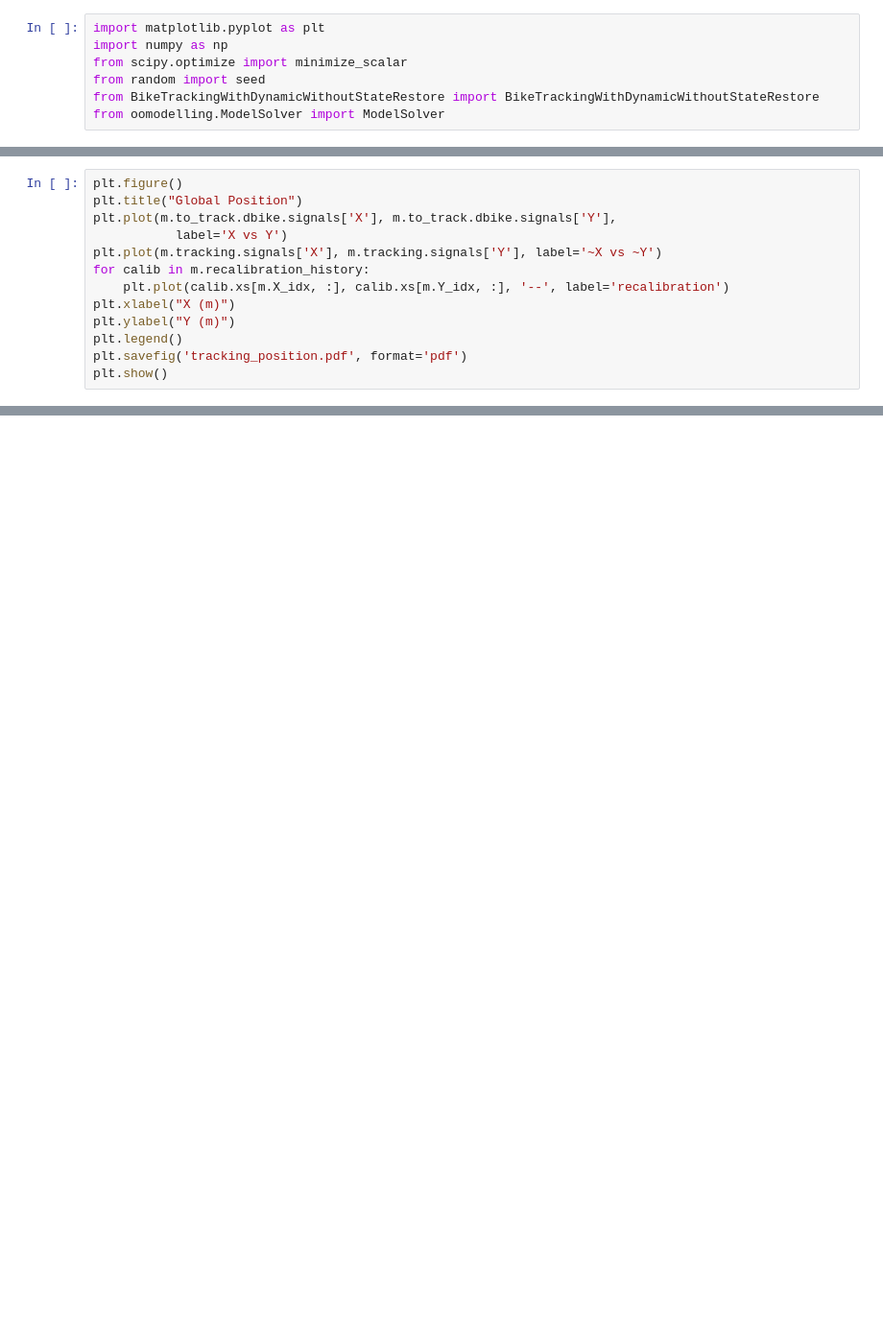
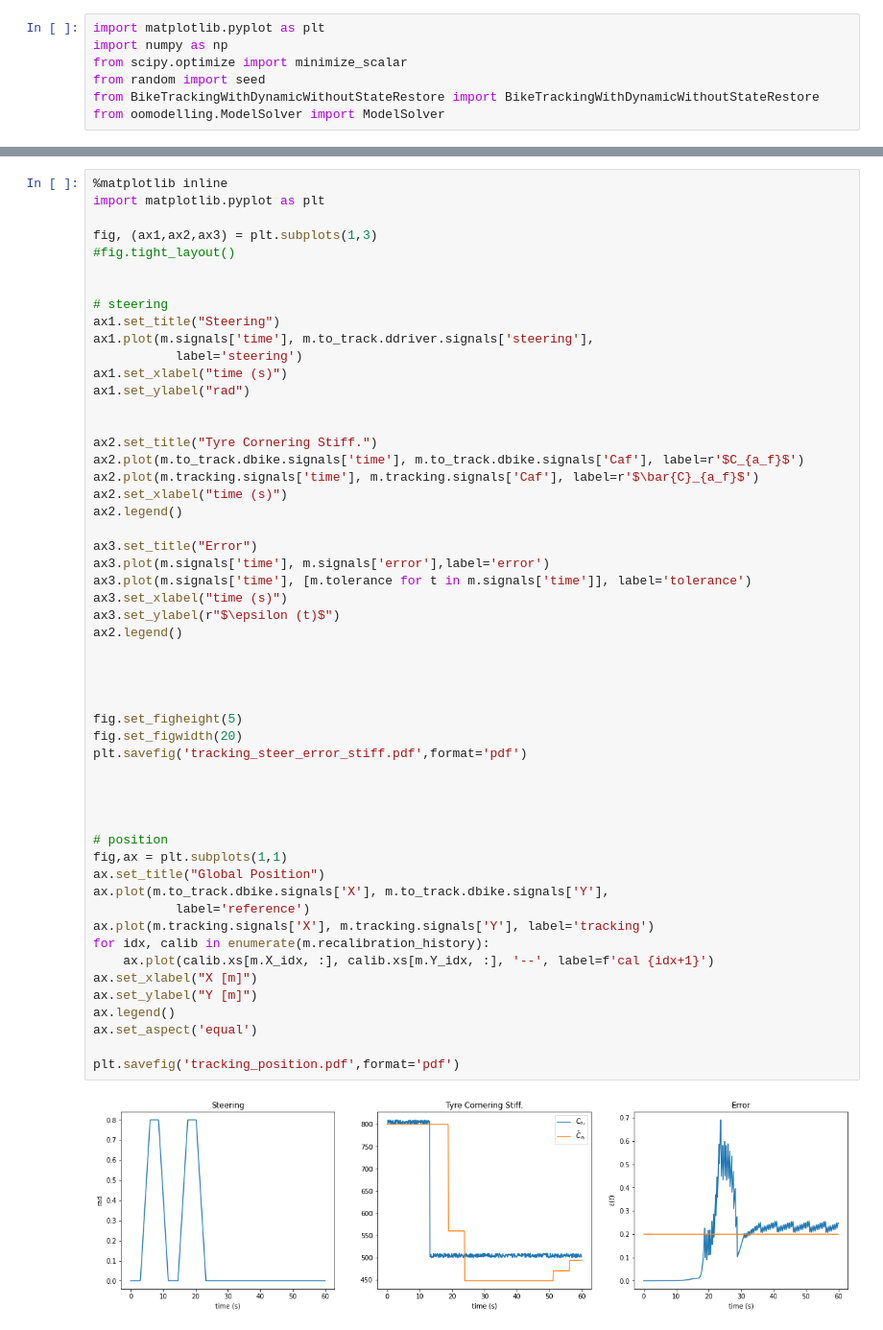
Before and after one commit to clegaard/pyfmu_paper, a Jupyter notebook: python_models/GeneratePaperResults.ipynb, the cells around one changed output, grey strips where cells are left out. Shown at 96% size. Cells and saved outputs as stored; diff of their text form; blank space fills up the shorter version.

```diff
--- a/python_models/GeneratePaperResults.ipynb
+++ b/python_models/GeneratePaperResults.ipynb
@@ -55,13 +40,0 @@ plt.show()
-# %%
-plt.figure()
-plt.title("Global Position")
-plt.plot(m.to_track.dbike.signals['X'], m.to_track.dbike.signals['Y'],
-           label='X vs Y')
-plt.plot(m.tracking.signals['X'], m.tracking.signals['Y'], label='~X vs ~Y')
-for calib in m.recalibration_history:
-    plt.plot(calib.xs[m.X_idx, :], calib.xs[m.Y_idx, :], '--', label='recalibration')
-plt.xlabel("X (m)")
-plt.ylabel("Y (m)")
-plt.legend()
-plt.savefig('tracking_position.pdf', format='pdf')
-plt.show()
@@ -94,0 +41,55 @@ plt.show()
+# %%
+%matplotlib inline
+import matplotlib.pyplot as plt
+
+fig, (ax1,ax2,ax3) = plt.subplots(1,3)
+#fig.tight_layout()
+
+
+# steering
+ax1.set_title("Steering")
+ax1.plot(m.signals['time'], m.to_track.ddriver.signals['steering'],
+           label='steering')
+ax1.set_xlabel("time (s)")
+ax1.set_ylabel("rad")
+
+
+ax2.set_title("Tyre Cornering Stiff.")
+ax2.plot(m.to_track.dbike.signals['time'], m.to_track.dbike.signals['Caf'], label=r'$C_{a_f}$')
+ax2.plot(m.tracking.signals['time'], m.tracking.signals['Caf'], label=r'$\bar{C}_{a_f}$')
+ax2.set_xlabel("time (s)")
+ax2.legend()
+
+ax3.set_title("Error")
+ax3.plot(m.signals['time'], m.signals['error'],label='error')
+ax3.plot(m.signals['time'], [m.tolerance for t in m.signals['time']], label='tolerance')
+ax3.set_xlabel("time (s)")
+ax3.set_ylabel(r"$\epsilon (t)$")
+ax2.legend()
+
+
+
+
+fig.set_figheight(5)
+fig.set_figwidth(20)
+plt.savefig('tracking_steer_error_stiff.pdf',format='pdf')
+
+
+
+
+# position
+fig,ax = plt.subplots(1,1)
+ax.set_title("Global Position")
+ax.plot(m.to_track.dbike.signals['X'], m.to_track.dbike.signals['Y'],
+           label='reference')
+ax.plot(m.tracking.signals['X'], m.tracking.signals['Y'], label='tracking')
+for idx, calib in enumerate(m.recalibration_history):
+    ax.plot(calib.xs[m.X_idx, :], calib.xs[m.Y_idx, :], '--', label=f'cal {idx+1}')
+ax.set_xlabel("X [m]")
+ax.set_ylabel("Y [m]")
+ax.legend()
+ax.set_aspect('equal')
+
+plt.savefig('tracking_position.pdf',format='pdf')
+# %% [output]
+[figure, added]
```
Also changed, not shown: parts of 6 cells of this notebook, 6 other files.
